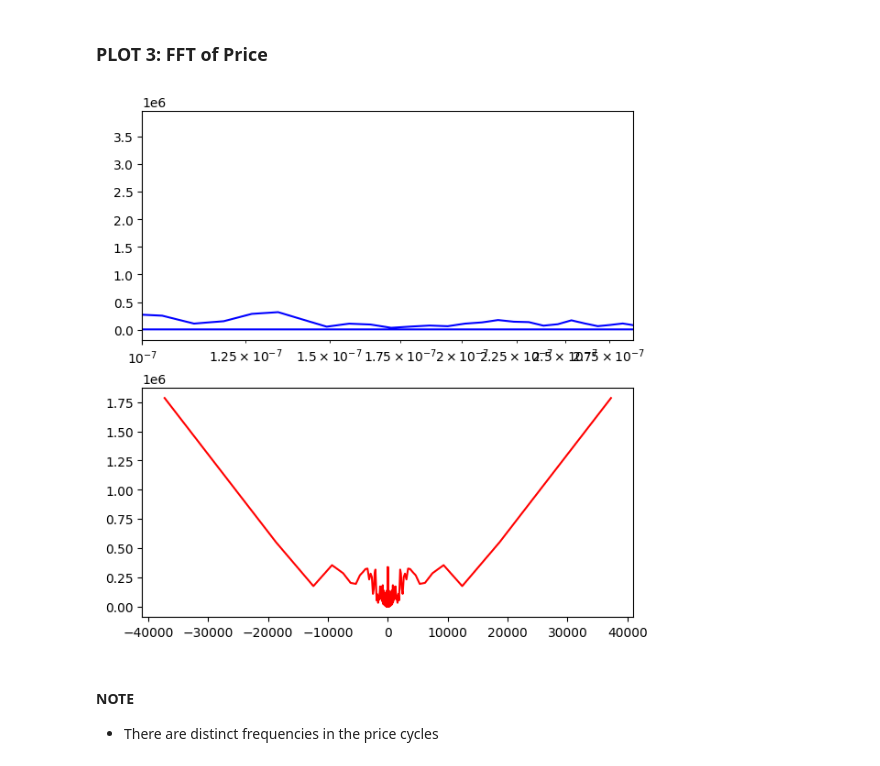
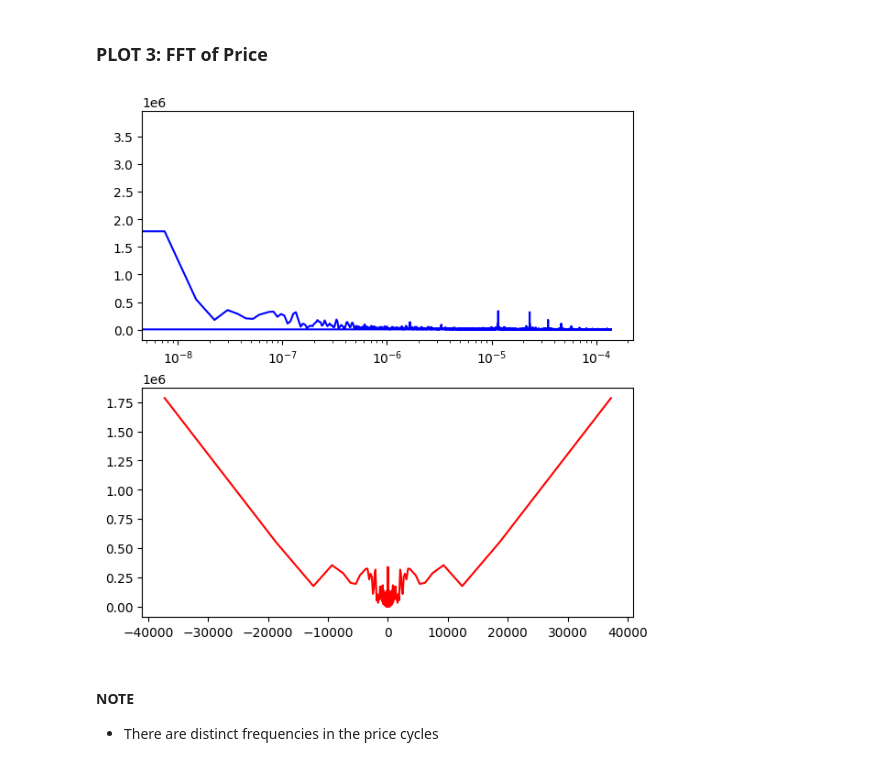
Before and after one commit to sameervk/OpenDataScienceSandbox, a Jupyter notebook: Forecasting/wind-energy-price-v0.ipynb, the cells around one changed output. Drawn from its saved outputs; the diff is of its cells as text; code cells hidden in the pictures.

```diff
--- a/Forecasting/wind-energy-price-v0.ipynb
+++ b/Forecasting/wind-energy-price-v0.ipynb
@@ -531,14 +603,14 @@ freq_in_periods = 1/freq_values * sampling_rate
 # %%
 fig, ax = plt.subplots(2,1, figsize=(6, 6), constrained_layout=True)
 
 ax[0].semilogx(freq_values, np.abs(fft_price), 'b', label="Frequency space")
 ax[1].plot(freq_in_periods, np.abs(fft_price), 'r', label="Time space")
 
-ax[0].set_xlim([1*10**(-7),2.9*10**(-7)])
+# ax[0].set_xlim([1*10**(-7),2.9*10**(-7)])
 # ax[1].set_xlim([0,20000])
 plt.show()
 # %% [output]
-[figure, old version]
+[figure, new version]
 # %% [markdown]
 #### NOTE
 
```
Also changed, not shown: parts of 174 cells of this notebook.
